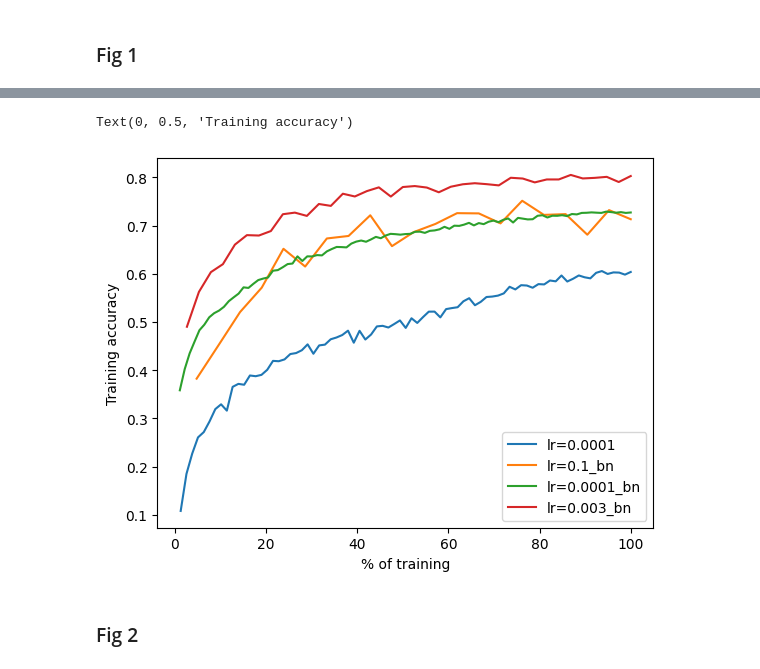
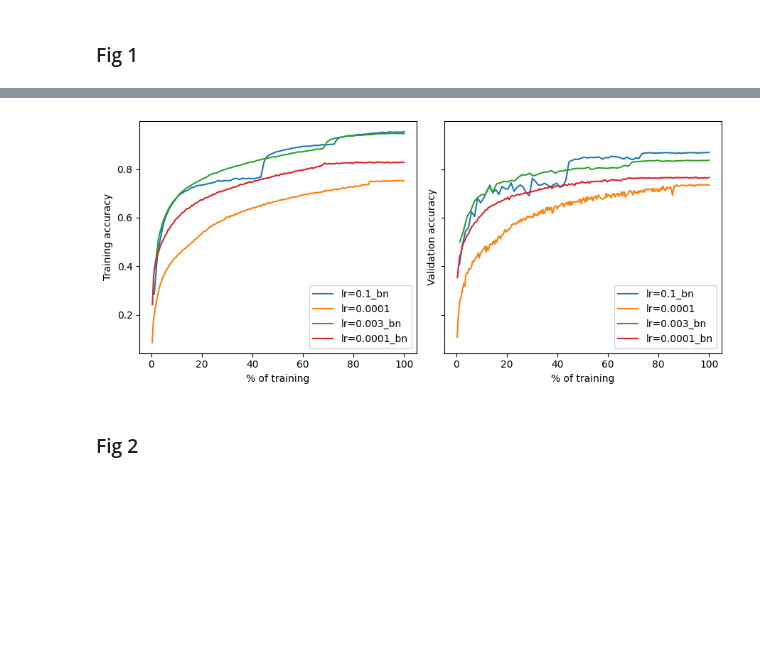
Before and after one commit to emiliocantuc/dl-playground, a Jupyter notebook: understanding-bn/main.ipynb, the cells around one changed output, grey strips where cells are left out. Saved outputs shown, nothing was run; the diff lists cells and outputs as text; code cells hidden in the pictures; blank space fills up the shorter version.

```diff
--- a/understanding-bn/main.ipynb
+++ b/understanding-bn/main.ipynb
@@ -287,12 +280,18 @@ Epoch 18/165 | Learning Rate: 0.0001Training loss: 0.0128 | Validation loss: 0.0
 
 get_x = lambda x: 100 * np.arange(1, len(x) + 1) / len(x)
 
-for fname in os.listdir('logs'):
-    train_losses, train_accs, val_losses, val_accs = torch.load('logs/' + fname)
-    print(fname[:-4], len(train_accs))
-    plt.plot(get_x(train_accs), val_accs, label = fname[:-4])
+f, (ax1, ax2) = plt.subplots(1, 2, figsize = (9, 4), sharey = True)
 
-plt.legend()
-plt.xlabel('% of training')
-plt.ylabel('Training accuracy')
+for fname in os.listdir('logs_'):
+
+    train_losses, train_accs, val_losses, val_accs = torch.load('logs_/' + fname)
+    ax1.plot(get_x(train_accs), train_accs, label = fname[:-4])
+    ax2.plot(get_x(val_accs), val_accs, label = fname[:-4])
+    print(f'{fname[:-4]} took {len(train_accs)} epochs')
+
+
+ax1.legend(); ax2.legend()
+ax1.set_ylabel('Training accuracy'); ax2.set_ylabel('Validation accuracy')
+ax1.set_xlabel('% of training'); ax2.set_xlabel('% of training')
+f.tight_layout()
 # %% [output]
@@ -303,5 +302,4 @@ lr=0.003_bn 38
-Text(0, 0.5, 'Training accuracy')
-[figure, old version]
+[figure, new version]
 # %% [markdown]
 ### Fig 2
 # %%
```
Also changed, not shown: parts of 3 cells of this notebook.
